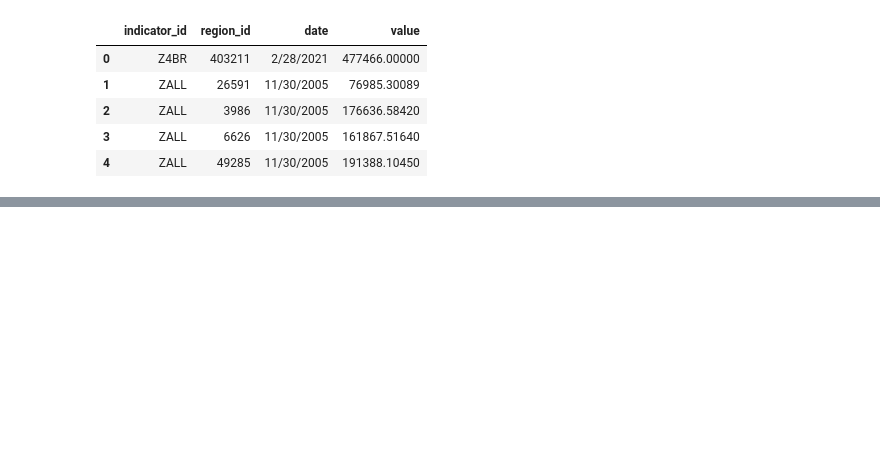
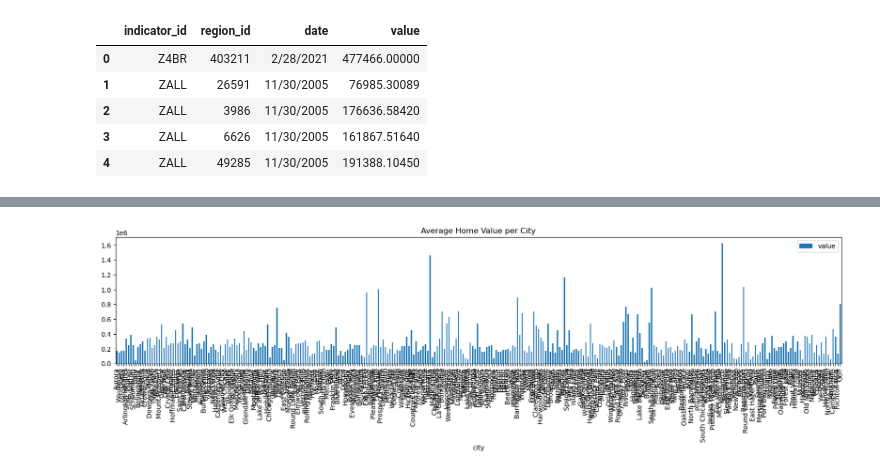
Before and after one commit to cailahanus/data-engineering-project, a Jupyter notebook: Project 3/data.ipynb, the cells around one changed output, grey strips where cells are left out. Cells and saved outputs as stored; diff of their text form; code cells hidden in the pictures; blank space fills up the shorter version.

```diff
--- a/Project 3/data.ipynb
+++ b/Project 3/data.ipynb
@@ -449,0 +562,5 @@ chicago_map
+# %%
+chicago_values.plot(kind="bar", x="city", y="value", title="Average Home Value per City", figsize=(20,3.5))
+plt.show()
+# %% [output]
+[figure, added]
```
Also changed, not shown: parts of 17 cells of this notebook, 2 other files.
